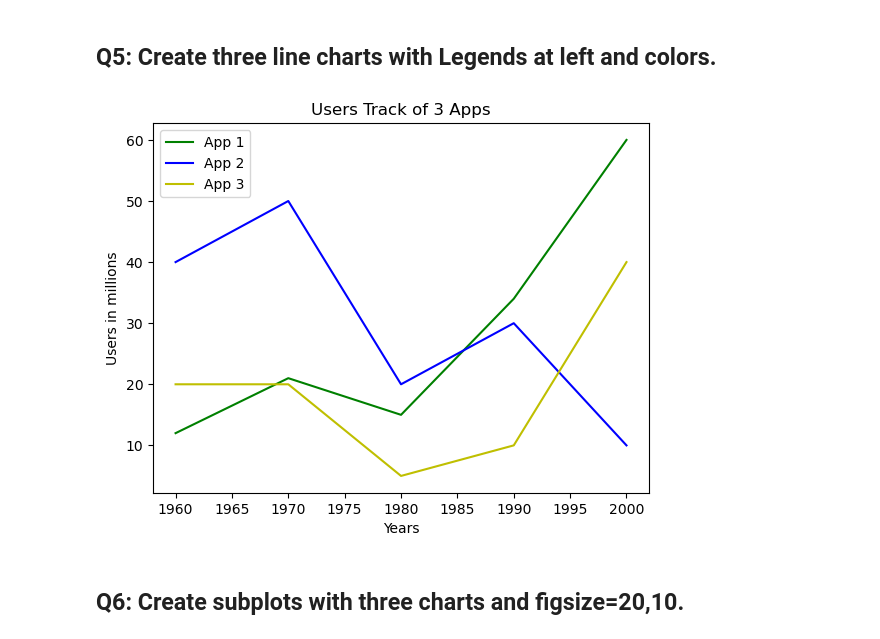
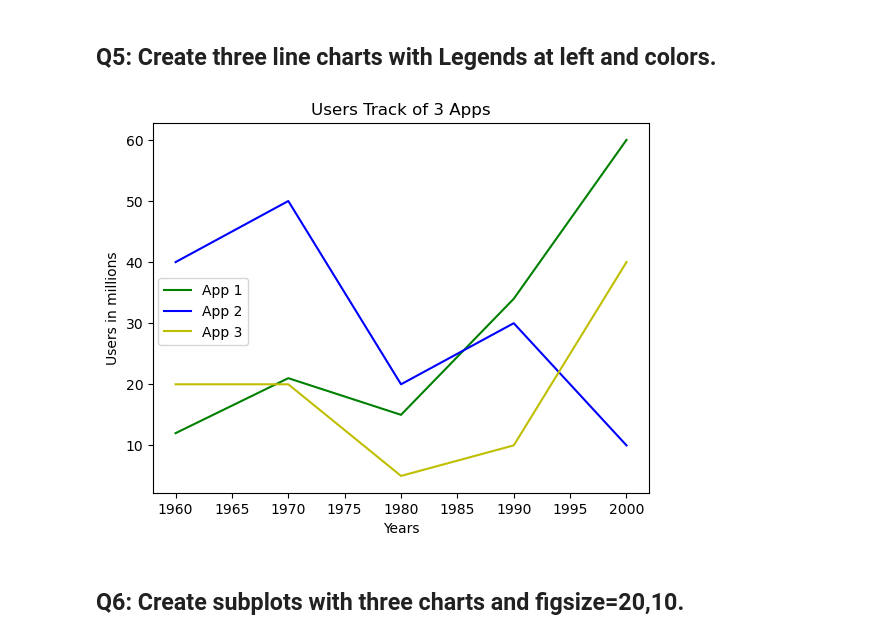
Before and after one commit to Tuwaiq-Data-Science-Bootcamp-V4/Matplotlib-Lab1, a Jupyter notebook: Matplotlib_Assignment1_Solution.ipynb, the cells around one changed output. Drawn from its saved outputs; the diff is of its cells as text; code cells hidden in the pictures.

```diff
--- a/Matplotlib_Assignment1_Solution.ipynb
+++ b/Matplotlib_Assignment1_Solution.ipynb
@@ -67,16 +67,16 @@ plt.show()
 # %%
 years = [1960, 1970, 1980, 1990, 2000]
 
 plt.plot(years, [12,21,15,34,60], color = 'g')
 plt.plot(years, [40,50,20,30,10], color ='b')
 plt.plot(years, [20, 20, 5, 10, 40], color ='y')
 
 plt.title('Users Track of 3 Apps')
-plt.legend(['App 1', 'App 2', 'App 3'],loc = 0)
+plt.legend(['App 1', 'App 2', 'App 3'],loc = [0.01, 0.4])
 plt.xlabel('Years')
 plt.ylabel('Users in millions');
 # %% [output]
-[figure, old version]
+[figure, new version]
 # %% [markdown]
 ## Q6: Create subplots with three charts and figsize=20,10.
 # %%
```
Also changed, not shown: 1 other file.
